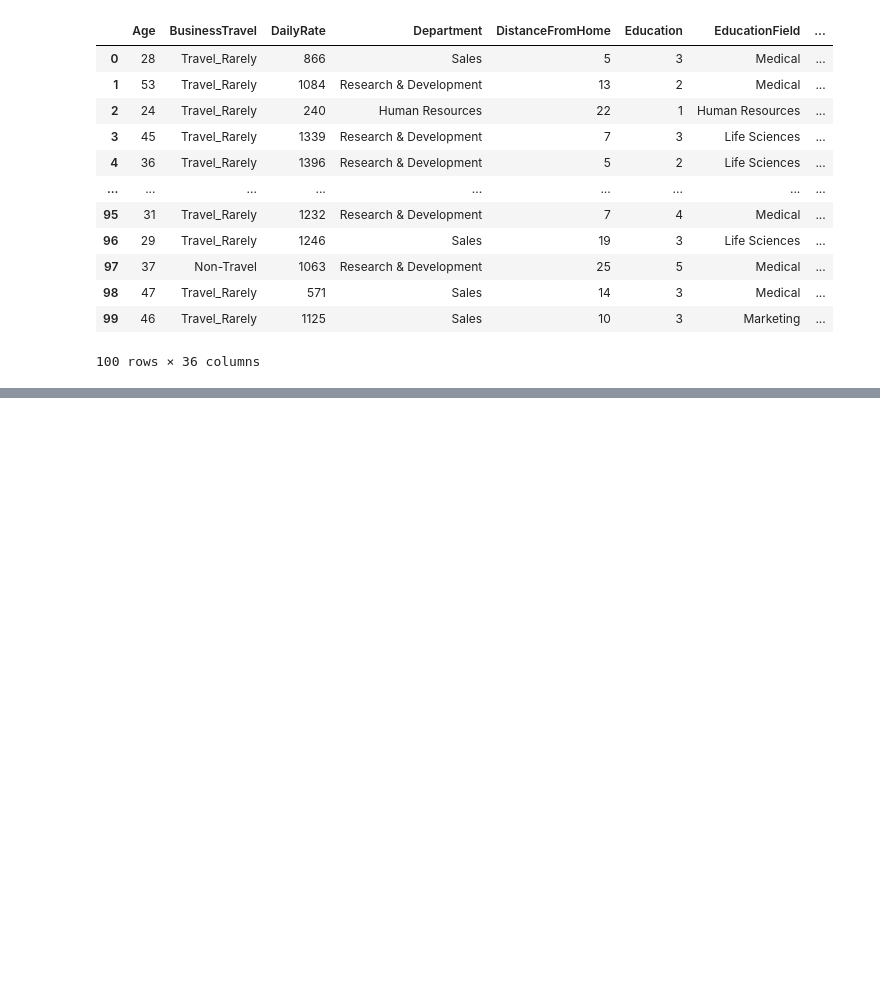
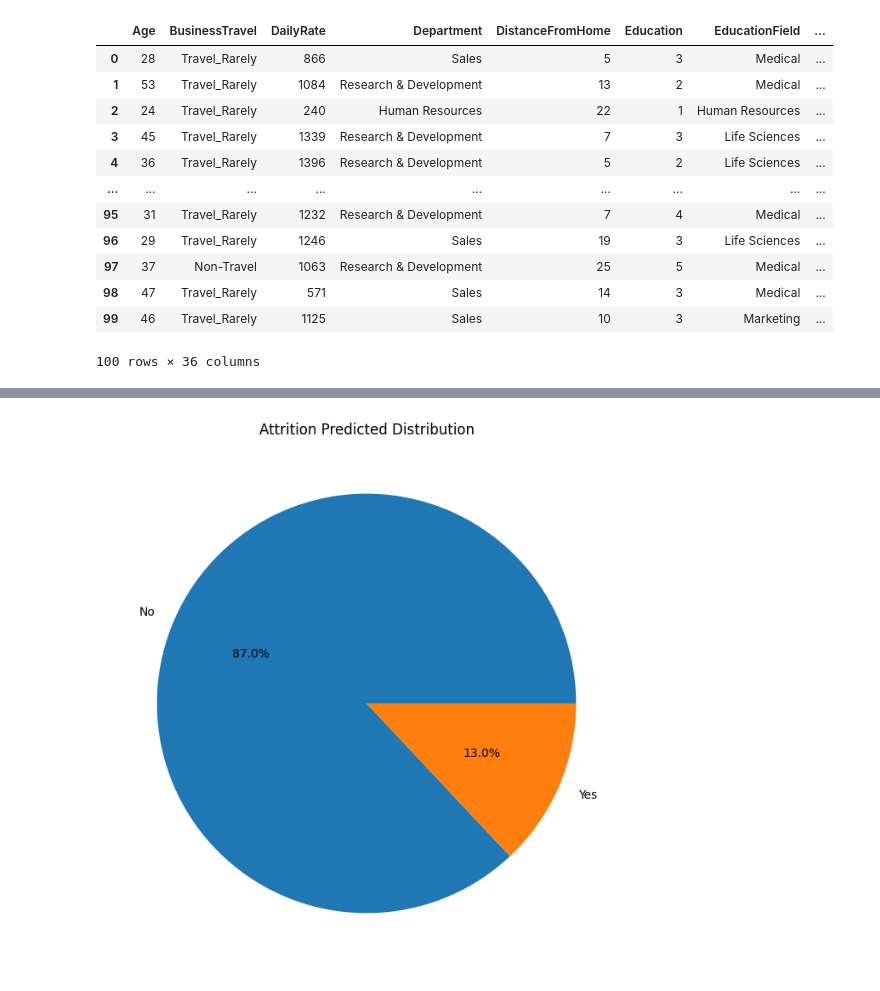
Before and after one commit to rubyghabboun/Employee_Attrition, a Jupyter notebook: employee_attrition/machine_learning_models/models_code/applying_algorithm_to_test_data1.ipynb, the cells around one changed output, grey strips where cells are left out. Cells and saved outputs as stored; diff of their text form; code cells hidden in the pictures; blank space fills up the shorter version.

```diff
--- a/employee_attrition/machine_learning_models/models_code/applying_algorithm_to_test_data1.ipynb
+++ b/employee_attrition/machine_learning_models/models_code/applying_algorithm_to_test_data1.ipynb
@@ -54,0 +77,9 @@ new_data.to_csv('/content/new_data_predicted_final.csv', index=False)
+# %%
+# Pie Chart
+plt.figure(figsize=(8, 8))
+new_data['Attrition_Predicted'].value_counts().plot(kind='pie', autopct='%1.1f%%')
+plt.title('Attrition Predicted Distribution')
+plt.ylabel('')
+plt.show()
+# %% [output]
+[figure, added]
```
Also changed, not shown: parts of 3 cells of this notebook.
